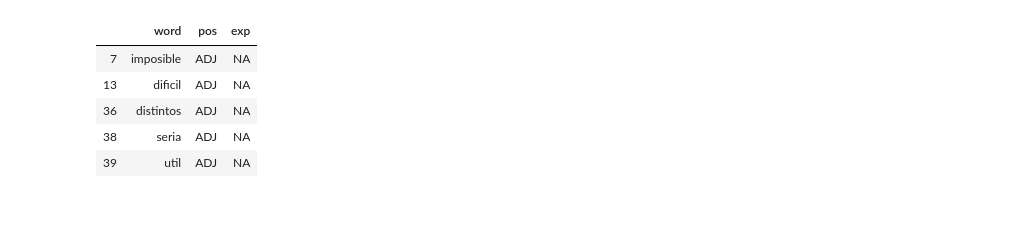
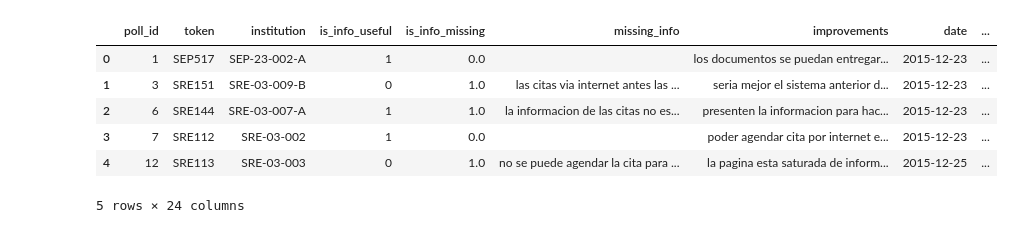
Before and after one commit to omar-bracamontes-zavala/Sermone, a Jupyter notebook: pre_processing_adj_extraction.ipynb, the cells around one changed output. Saved outputs shown, nothing was run; the diff lists cells and outputs as text; code cells hidden in the pictures.

Commit message:
Se agregaron funciones para la limpieza del texto

```diff
--- a/pre_processing_adj_extraction.ipynb
+++ b/pre_processing_adj_extraction.ipynb
@@ -385,6 +299,19 @@ BOW_EN_final = copy.deepcopy(BOW_EN)
-# %%
-# Adjects are highly informative of positive and negative sentiments
-
-BOW = BOW.loc[BOW['pos'].isin(list(adj_en) + ["ADJ"])]
-BOW_ES = BOW_ES.loc[BOW_ES['pos'].isin(list(adj_en) + ["ADJ"])]
-BOW_EN = BOW_EN.loc[BOW_EN['pos'].isin(list(adj_en) + ["ADJ"])]
+# %%
+# Function to extract either only adjectives or noun plus adjectives
+def extract_adj_noun(txt, language="en", noun=False):
+    if language == "es":
+        corpus = nlp_es(txt)
+    else:
+        corpus = nlp_en(txt)
+    BOW = extract_pos(corpus)
+    adj_pos = ["ADJ", "JJ", "JJR", "JJS"]
+    noun_pos = ["NOUN", "NN", "NNS", "NNP", "NNPS"]
+    if noun:
+        return " ".join(BOW[BOW["pos"].isin(adj_pos + noun_pos)]["word"])
+    return " ".join(BOW[BOW["pos"].isin(adj_pos)]["word"])
+# %%
+# Get spanish adjectives and nouns + adjectives
+df_train.loc[:, "missing_info_adj"] = df_train["missing_info_wo_stop_words"].apply(lambda x: extract_adj_noun(x, 'es') if x != "" else "")
+df_train.loc[:, "improvements_adj"] = df_train["improvements_wo_stop_words"].apply(lambda x: extract_adj_noun(x, 'es') if x != "" else "")
+df_train.loc[:, "missing_info_noun_adj"] = df_train["missing_info_wo_stop_words"].apply(lambda x: extract_adj_noun(x, 'es', True) if x != "" else "")
+df_train.loc[:, "improvements_noun_adj"] = df_train["improvements_wo_stop_words"].apply(lambda x: extract_adj_noun(x, 'es', True) if x != "" else "")
@@ -391,9 +329,16 @@ BOW_EN = BOW_EN.loc[BOW_EN['pos'].isin(list(adj_en) + ["ADJ"])]
+# %%
+# Get english adjectives and nouns + adjectives
+df_train.loc[:, "missing_info_en_adj"] = df_train["missing_info_en_wo_stop_words"].apply(lambda x: extract_adj_noun(x, 'en') if x != "" else "")
+df_train.loc[:, "improvements_en_adj"] = df_train["improvements_en_wo_stop_words"].apply(lambda x: extract_adj_noun(x, 'en') if x != "" else "")
+df_train.loc[:, "missing_info_en_noun_adj"] = df_train["missing_info_en_wo_stop_words"].apply(lambda x: extract_adj_noun(x, 'en', True) if x != "" else "")
+df_train.loc[:, "improvements_en_noun_adj"] = df_train["improvements_en_wo_stop_words"].apply(lambda x: extract_adj_noun(x, 'en', True) if x != "" else "")
 # %%
-BOW.head()
+df_train.head()
 # %% [output]
-|  | word | pos | exp |
-| 7 | imposible | ADJ | NA |
-| 13 | dificil | ADJ | NA |
-| 36 | distintos | ADJ | NA |
-| 38 | seria | ADJ | NA |
-| 39 | util | ADJ | NA |
+|  | poll_id | token | institution | is_info_useful | is_info_missing | missing_info | improvements | date | ... |
+| 0 | 1 | SEP517 | SEP-23-002-A | 1 | 0.0 |  | los documentos se puedan entregar... | 2015-12-23 | ... |
+| 1 | 3 | SRE151 | SRE-03-009-B | 0 | 1.0 | las citas via internet antes las ... | seria mejor el sistema anterior d... | 2015-12-23 | ... |
+| 2 | 6 | SRE144 | SRE-03-007-A | 1 | 1.0 | la informacion de las citas no es... | presenten la informacion para hac... | 2015-12-23 | ... |
+| 3 | 7 | SRE112 | SRE-03-002 | 1 | 0.0 |  | poder agendar cita por internet e... | 2015-12-23 | ... |
+| 4 | 12 | SRE113 | SRE-03-003 | 0 | 1.0 | no se puede agendar la cita para ... | la pagina esta saturada de inform... | 2015-12-25 | ... |
+5 rows × 24 columns
```
Also changed, not shown: parts of 71 cells of this notebook.
